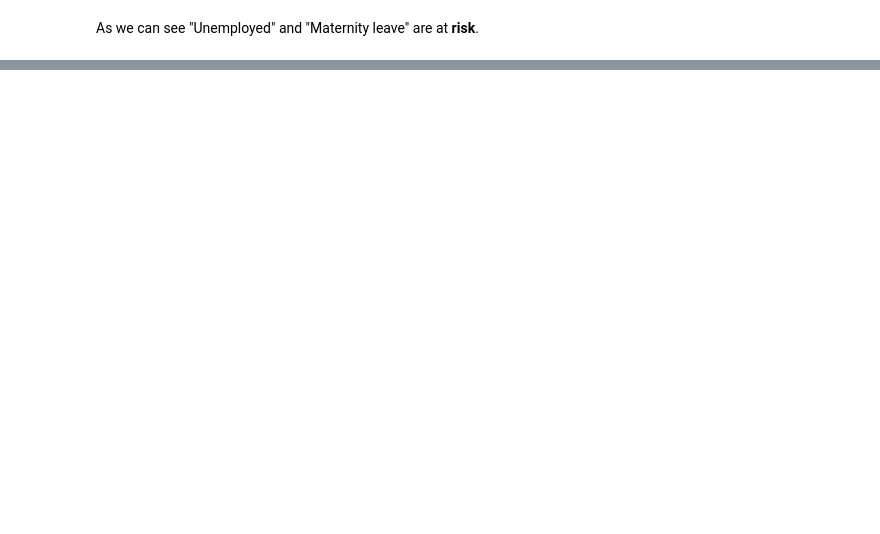
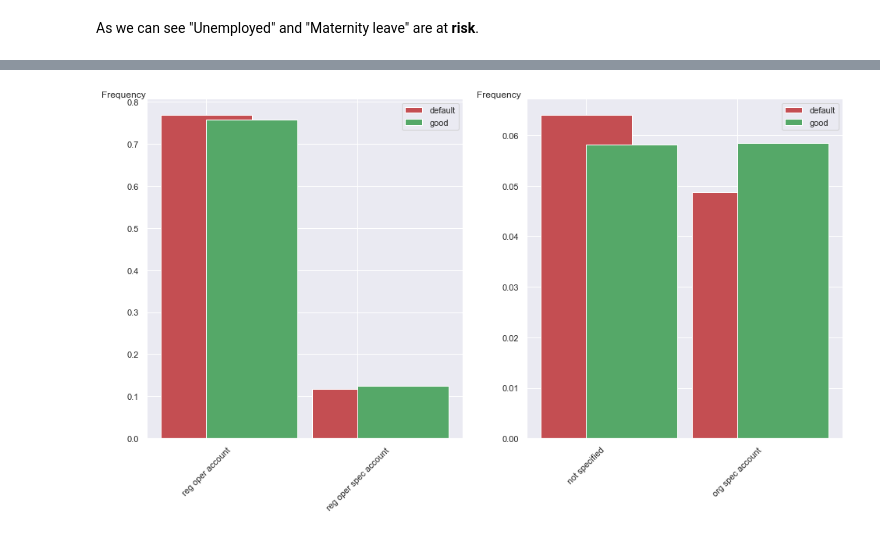
Before and after one commit to lasados/HomeCreditScoring, a Jupyter notebook: EDA.ipynb, the cells around one changed output, grey strips where cells are left out. Cells and saved outputs as stored; diff of their text form; code cells hidden in the pictures; blank space fills up the shorter version.

```diff
--- a/EDA.ipynb
+++ b/EDA.ipynb
@@ -261,0 +293,4 @@ As we can see "Unemployed" and "Maternity leave" are at **risk**.
+# %%
+plot_distbars('FONDKAPREMONT_MODE')
+# %% [output]
+[figure, added]
```
Also changed, not shown: parts of 8 cells of this notebook.
